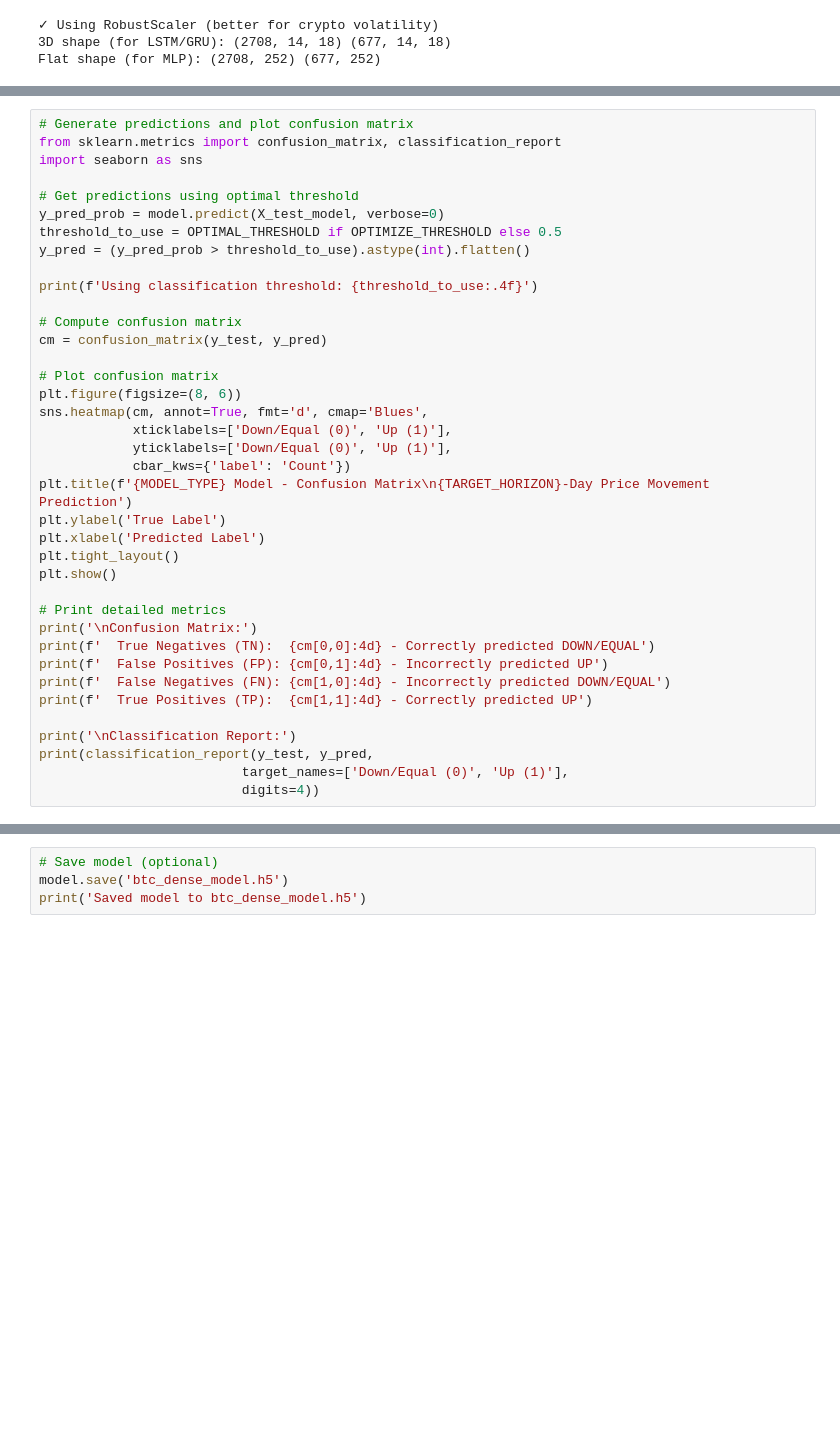
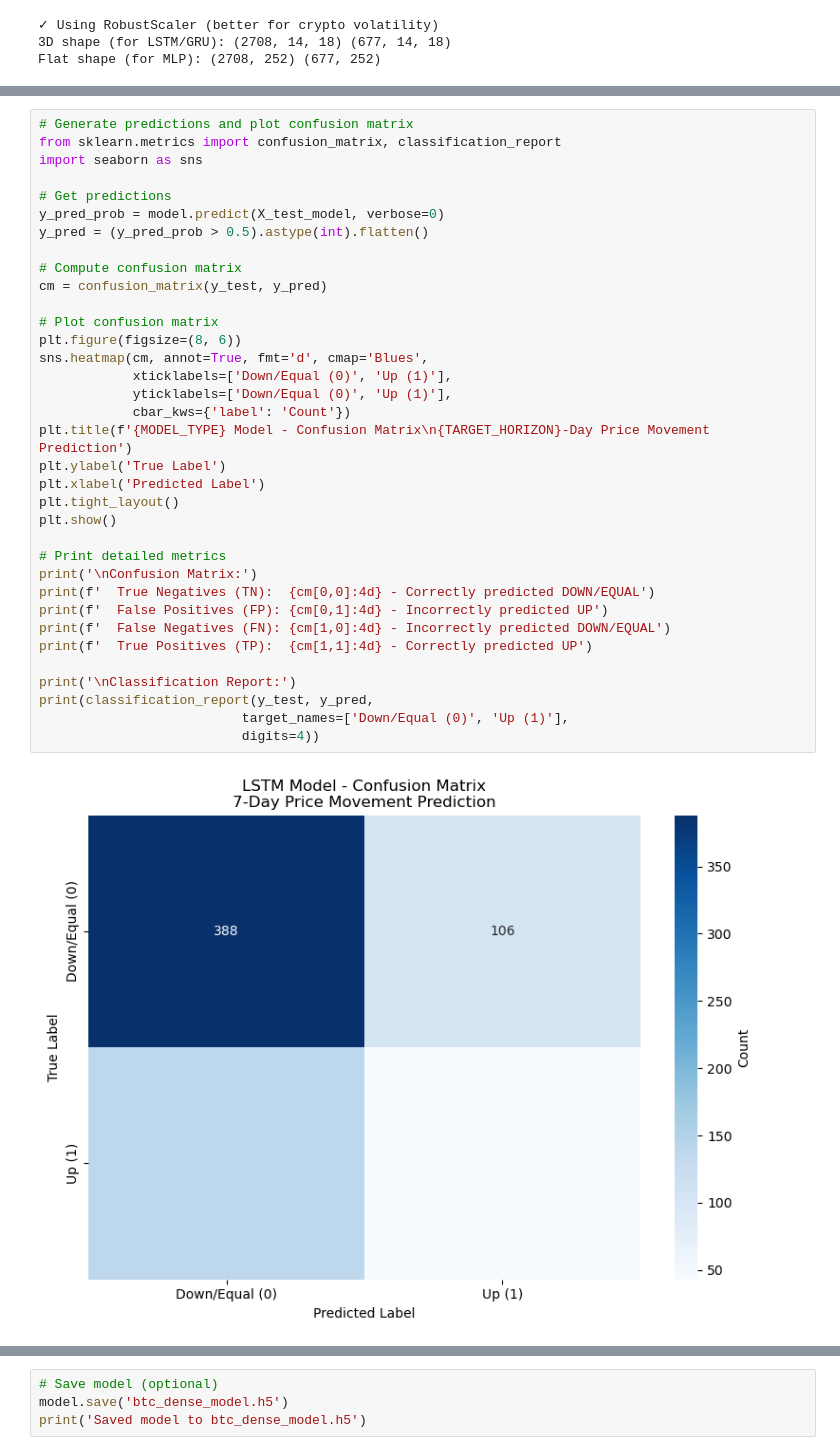
Before and after one commit to ChristinaTUNA/BTC-ANN-Price-Movement-Prediction, a Jupyter notebook: ann_model_pipeline.ipynb, the cells around one changed output, grey strips where cells are left out. Drawn from its saved outputs; the diff is of its cells as text; blank space fills up the shorter version.

```diff
--- a/ann_model_pipeline.ipynb
+++ b/ann_model_pipeline.ipynb
@@ -792,37 +730,35 @@ else:
 from sklearn.metrics import confusion_matrix, classification_report
 import seaborn as sns
 
-# Get predictions using optimal threshold
+# Get predictions
 y_pred_prob = model.predict(X_test_model, verbose=0)
-threshold_to_use = OPTIMAL_THRESHOLD if OPTIMIZE_THRESHOLD else 0.5
-y_pred = (y_pred_prob > threshold_to_use).astype(int).flatten()
-
-print(f'Using classification threshold: {threshold_to_use:.4f}')
+y_pred = (y_pred_prob > 0.5).astype(int).flatten()
 
 # Compute confusion matrix
 cm = confusion_matrix(y_test, y_pred)
 
 # Plot confusion matrix
 plt.figure(figsize=(8, 6))
 sns.heatmap(cm, annot=True, fmt='d', cmap='Blues',
             xticklabels=['Down/Equal (0)', 'Up (1)'],
             yticklabels=['Down/Equal (0)', 'Up (1)'],
             cbar_kws={'label': 'Count'})
 plt.title(f'{MODEL_TYPE} Model - Confusion Matrix\n{TARGET_HORIZON}-Day Price Movement Prediction')
 plt.ylabel('True Label')
 plt.xlabel('Predicted Label')
 plt.tight_layout()
 plt.show()
 
 # Print detailed metrics
 print('\nConfusion Matrix:')
 print(f'  True Negatives (TN):  {cm[0,0]:4d} - Correctly predicted DOWN/EQUAL')
 print(f'  False Positives (FP): {cm[0,1]:4d} - Incorrectly predicted UP')
 print(f'  False Negatives (FN): {cm[1,0]:4d} - Incorrectly predicted DOWN/EQUAL')
 print(f'  True Positives (TP):  {cm[1,1]:4d} - Correctly predicted UP')
 
 print('\nClassification Report:')
 print(classification_report(y_test, y_pred,
                           target_names=['Down/Equal (0)', 'Up (1)'],
                           digits=4))
 # %% [output]
+[figure, new version]
```
Also changed, not shown: parts of 12 cells of this notebook, 11 other files.
